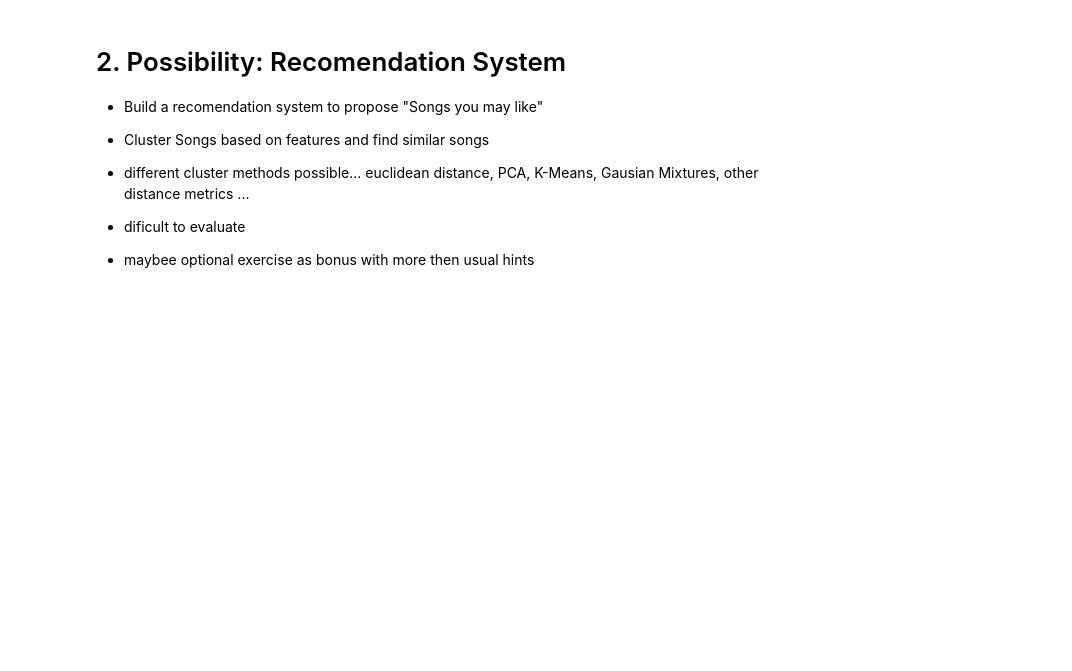
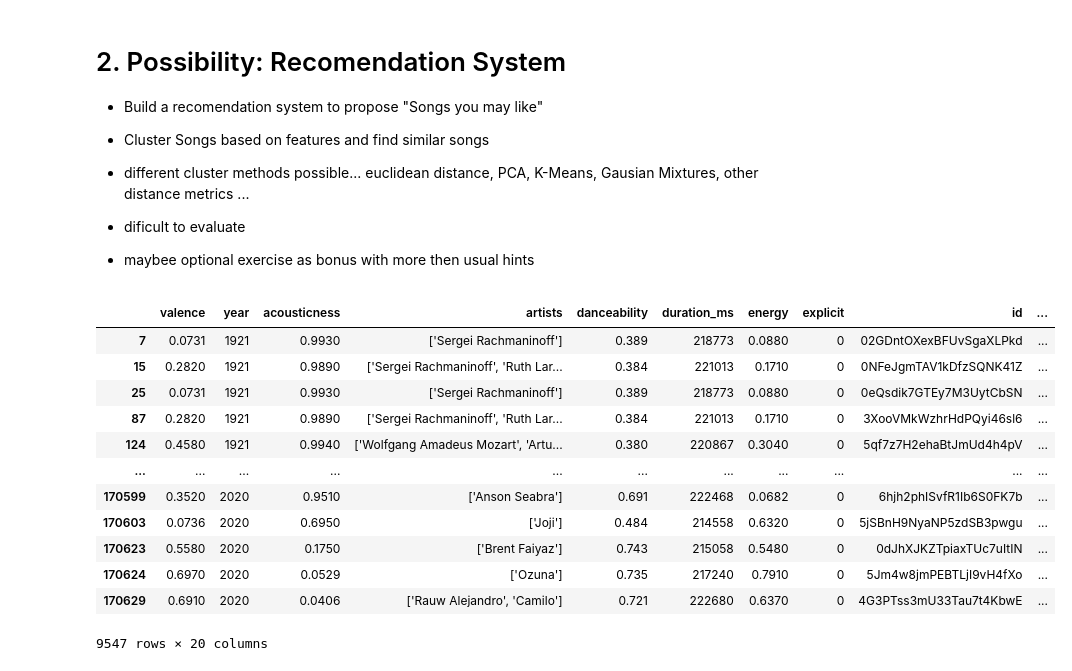
Before and after one commit to flxmschneider/datascience, a Jupyter notebook: spotify_data.ipynb, the cells around one changed output. Drawn from its saved outputs; the diff is of its cells as text; code cells hidden in the pictures; blank space fills up the shorter version.

Commit message:
KMeans clustering, start with Spotipy

```diff
--- a/spotify_data.ipynb
+++ b/spotify_data.ipynb
@@ -131,3 +133,31 @@ print(mean_squared_error(prediction, y_test, squared=False))
 *  dificult to evaluate
 
 *  maybee optional exercise as bonus with more then usual hints
+# %%
+from sklearn.cluster import KMeans
+X = df[features]
+kmeans = KMeans(n_clusters=50, random_state=0).fit(X)
+# %%
+df['music_group'] = df.apply(lambda x: kmeans.predict(x[features].values.reshape(1,-1)), axis=1)
+# %%
+df['music_group'] = df.apply(lambda x: x.music_group[0], axis=1)
+# %%
+group1 = df[df.music_group == 1]
+group2 = df[df.music_group == 2]
+group3 = df[df.music_group == 3]
+# %%
+group1
+# %% [output]
+|  | valence | year | acousticness | artists | danceability | duration_ms | energy | explicit | id | ... |
+| 7 | 0.0731 | 1921 | 0.9930 | ['Sergei Rachmaninoff'] | 0.389 | 218773 | 0.0880 | 0 | 02GDntOXexBFUvSgaXLPkd | ... |
+| 15 | 0.2820 | 1921 | 0.9890 | ['Sergei Rachmaninoff', 'Ruth Lar... | 0.384 | 221013 | 0.1710 | 0 | 0NFeJgmTAV1kDfzSQNK41Z | ... |
+| 25 | 0.0731 | 1921 | 0.9930 | ['Sergei Rachmaninoff'] | 0.389 | 218773 | 0.0880 | 0 | 0eQsdik7GTEy7M3UytCbSN | ... |
+| 87 | 0.2820 | 1921 | 0.9890 | ['Sergei Rachmaninoff', 'Ruth Lar... | 0.384 | 221013 | 0.1710 | 0 | 3XooVMkWzhrHdPQyi46sl6 | ... |
+| 124 | 0.4580 | 1921 | 0.9940 | ['Wolfgang Amadeus Mozart', 'Artu... | 0.380 | 220867 | 0.3040 | 0 | 5qf7z7H2ehaBtJmUd4h4pV | ... |
+| ... | ... | ... | ... | ... | ... | ... | ... | ... | ... | ... |
+| 170599 | 0.3520 | 2020 | 0.9510 | ['Anson Seabra'] | 0.691 | 222468 | 0.0682 | 0 | 6hjh2phISvfR1Ib6S0FK7b | ... |
+| 170603 | 0.0736 | 2020 | 0.6950 | ['Joji'] | 0.484 | 214558 | 0.6320 | 0 | 5jSBnH9NyaNP5zdSB3pwgu | ... |
+| 170623 | 0.5580 | 2020 | 0.1750 | ['Brent Faiyaz'] | 0.743 | 215058 | 0.5480 | 0 | 0dJhXJKZTpiaxTUc7uItIN | ... |
+| 170624 | 0.6970 | 2020 | 0.0529 | ['Ozuna'] | 0.735 | 217240 | 0.7910 | 0 | 5Jm4w8jmPEBTLjI9vH4fXo | ... |
+| 170629 | 0.6910 | 2020 | 0.0406 | ['Rauw Alejandro', 'Camilo'] | 0.721 | 222680 | 0.6370 | 0 | 4G3PTss3mU33Tau7t4KbwE | ... |
+9547 rows × 20 columns
```
Also changed, not shown: parts of 7 cells of this notebook.
